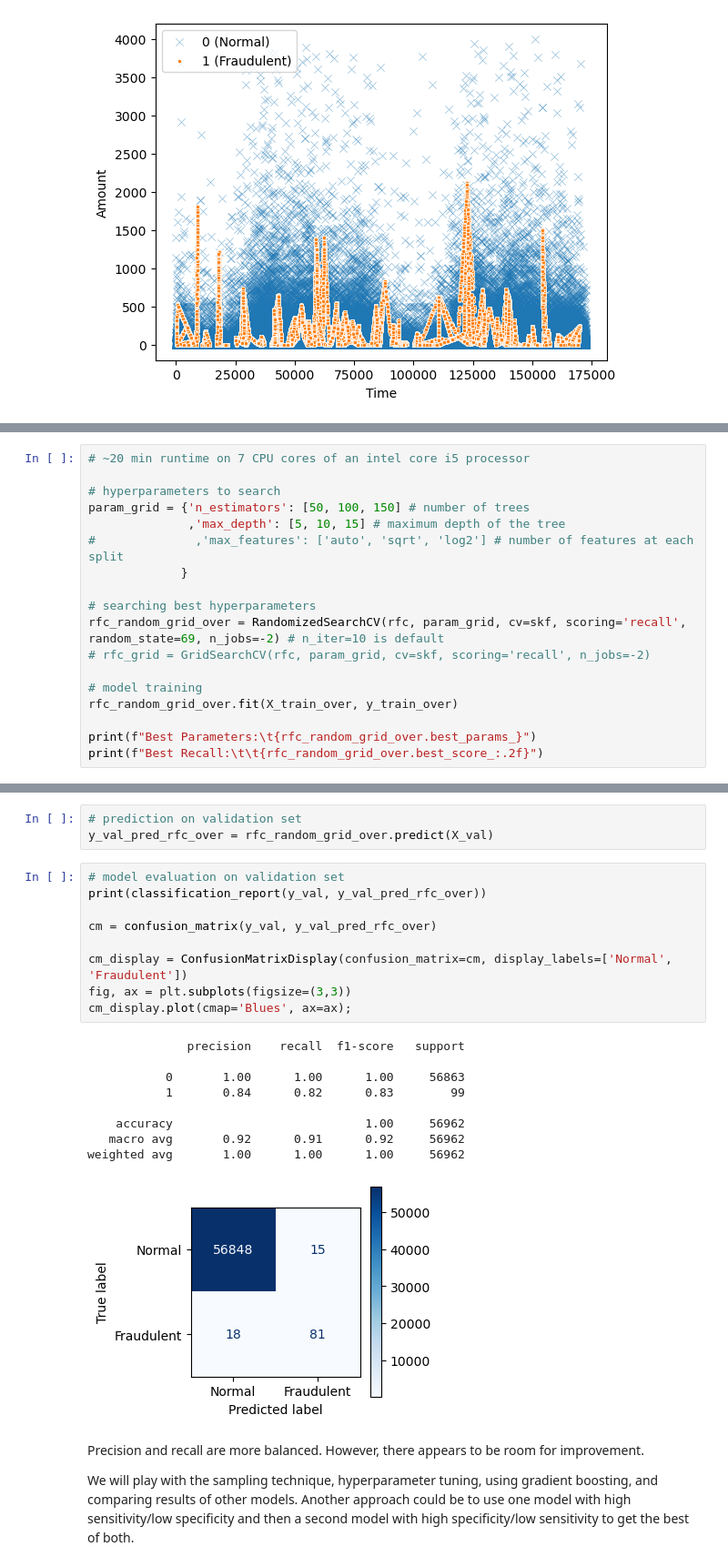
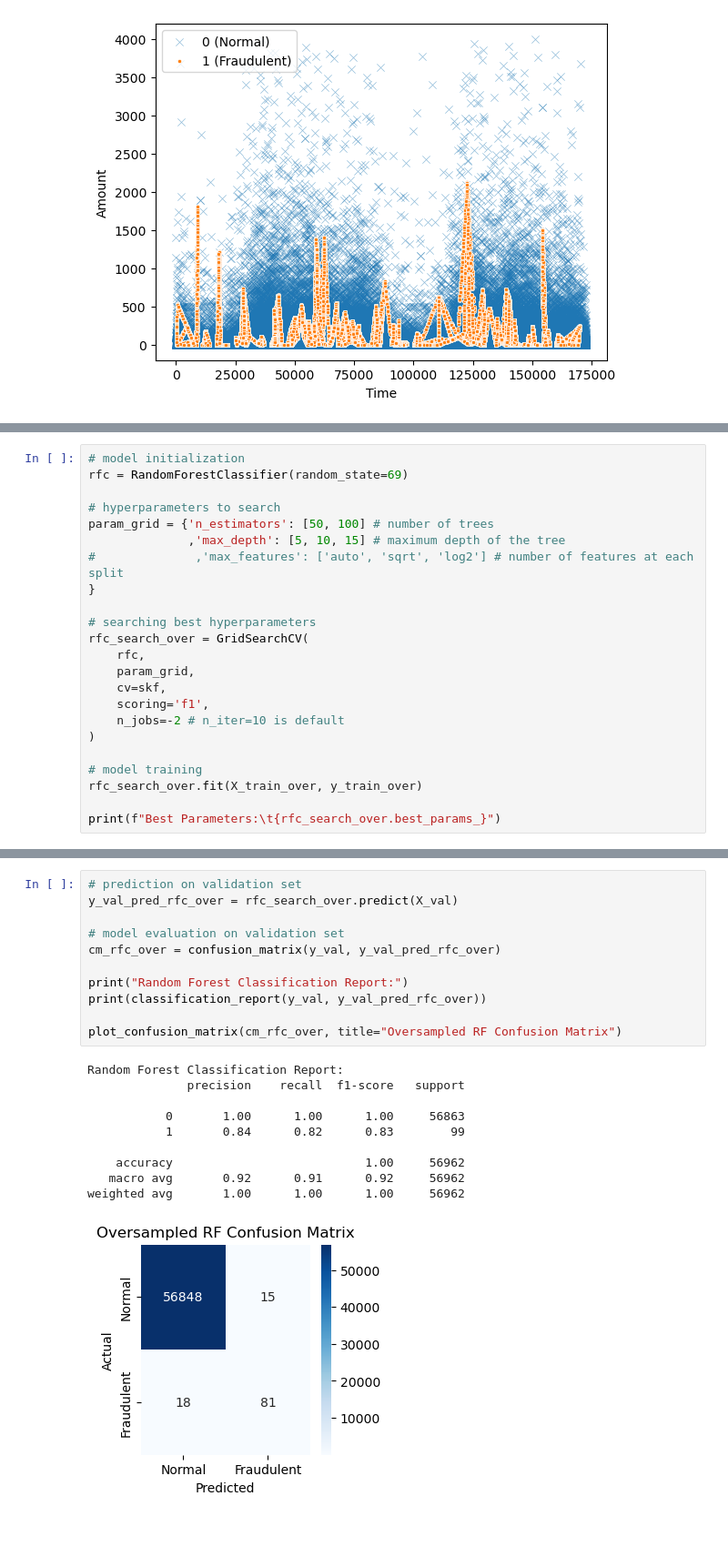
Before and after one commit to cedrickeller-cmd/financial-transactions-fraud-detection, a Jupyter notebook: random_forest.ipynb, the cells around one changed output, grey strips where cells are left out. Shown: that part at 91% size. Saved outputs shown, nothing was run; the diff lists cells and outputs as text; blank space fills up the shorter version.

```diff
--- a/random_forest.ipynb
+++ b/random_forest.ipynb
@@ -289,19 +256,24 @@ Mean Recall: 1.00
 # %%
-# ~20 min runtime on 7 CPU cores of an intel core i5 processor
+# model initialization
+rfc = RandomForestClassifier(random_state=69)
 
 # hyperparameters to search
-param_grid = {'n_estimators': [50, 100, 150] # number of trees
+param_grid = {'n_estimators': [50, 100] # number of trees
               ,'max_depth': [5, 10, 15] # maximum depth of the tree
 #              ,'max_features': ['auto', 'sqrt', 'log2'] # number of features at each split
-             }
+}
 
 # searching best hyperparameters
-rfc_random_grid_over = RandomizedSearchCV(rfc, param_grid, cv=skf, scoring='recall', random_state=69, n_jobs=-2) # n_iter=10 is default
-# rfc_grid = GridSearchCV(rfc, param_grid, cv=skf, scoring='recall', n_jobs=-2)
+rfc_search_over = GridSearchCV(
+    rfc,
+    param_grid,
+    cv=skf,
+    scoring='f1',
+    n_jobs=-2 # n_iter=10 is default
+)
 
 # model training
-rfc_random_grid_over.fit(X_train_over, y_train_over)
+rfc_search_over.fit(X_train_over, y_train_over)
 
-print(f"Best Parameters:\t{rfc_random_grid_over.best_params_}")
-print(f"Best Recall:\t\t{rfc_random_grid_over.best_score_:.2f}")
+print(f"Best Parameters:\t{rfc_search_over.best_params_}")
 # %% [output]
@@ -310,27 +281,22 @@ Best Recall:            1.00
-# %%
-# prediction on validation set
-y_val_pred_rfc_over = rfc_random_grid_over.predict(X_val)
-# %%
-# model evaluation on validation set
-print(classification_report(y_val, y_val_pred_rfc_over))
-
-cm = confusion_matrix(y_val, y_val_pred_rfc_over)
-
-cm_display = ConfusionMatrixDisplay(confusion_matrix=cm, display_labels=['Normal', 'Fraudulent'])
-fig, ax = plt.subplots(figsize=(3,3))
-cm_display.plot(cmap='Blues', ax=ax);
-# %% [output]
-              precision    recall  f1-score   support
-
-           0       1.00      1.00      1.00     56863
-           1       0.84      0.82      0.83        99
-
-    accuracy                           1.00     56962
-   macro avg       0.92      0.91      0.92     56962
-weighted avg       1.00      1.00      1.00     56962
-[figure, removed]
-# %% [markdown]
-Precision and recall are more balanced. However, there appears to be room for improvement.
-
-We will play with the sampling technique, hyperparameter tuning, using gradient boosting, and comparing results of other models.
-Another approach could be to use one model with high sensitivity/low specificity and then a second model with high specificity/low sensitivity to get the best of both.
+# %%
+# prediction on validation set
+y_val_pred_rfc_over = rfc_search_over.predict(X_val)
+
+# model evaluation on validation set
+cm_rfc_over = confusion_matrix(y_val, y_val_pred_rfc_over)
+
+print("Random Forest Classification Report:")
+print(classification_report(y_val, y_val_pred_rfc_over))
+
+plot_confusion_matrix(cm_rfc_over, title="Oversampled RF Confusion Matrix")
+# %% [output]
+Random Forest Classification Report:
+              precision    recall  f1-score   support
+
+           0       1.00      1.00      1.00     56863
+           1       0.84      0.82      0.83        99
+
+    accuracy                           1.00     56962
+   macro avg       0.92      0.91      0.92     56962
+weighted avg       1.00      1.00      1.00     56962
+[figure, added]
```
Also changed, not shown: parts of 44 cells of this notebook.
